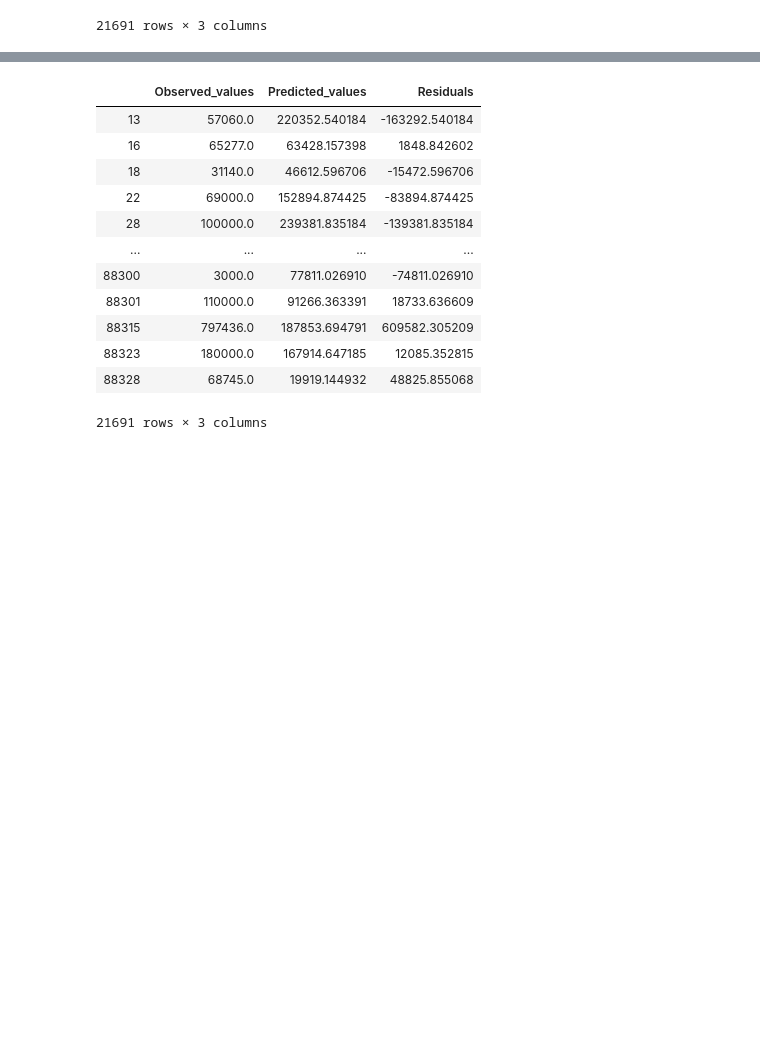
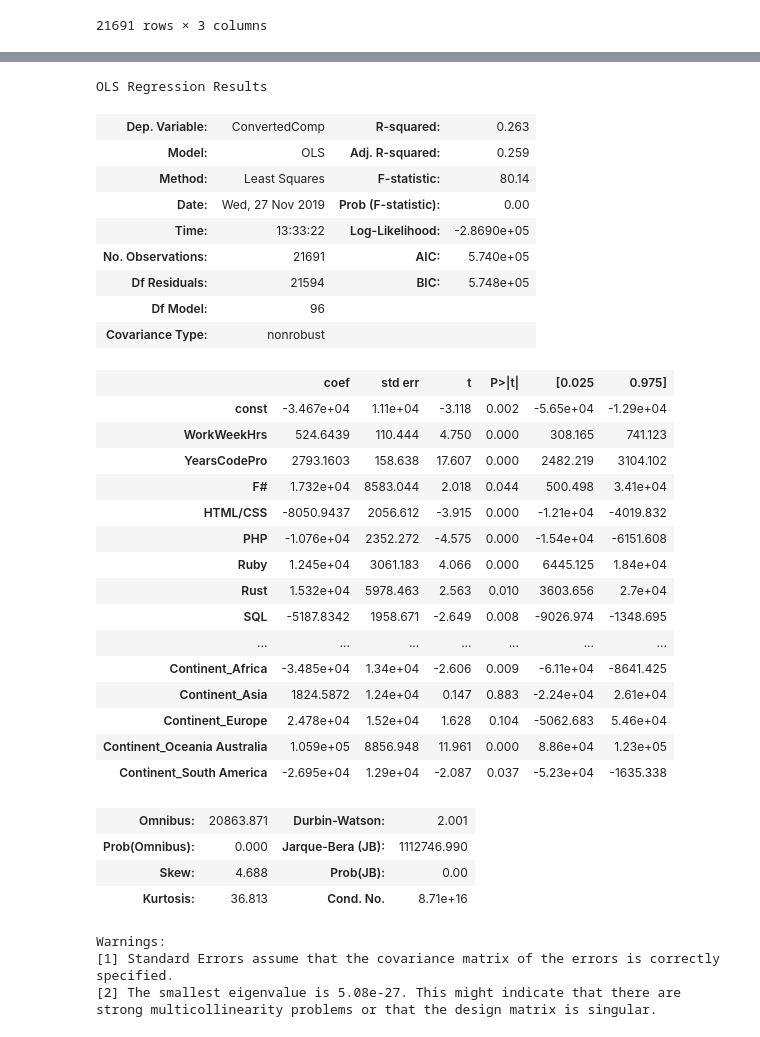
Before and after one commit to KennyMiyasato/developer_salary_predictor, a Jupyter notebook: charlie/charlie_index.ipynb, the cells around one changed output, grey strips where cells are left out. Drawn from its saved outputs; the diff is of its cells as text; code cells hidden in the pictures; blank space fills up the shorter version.

```diff
--- a/charlie/charlie_index.ipynb
+++ b/charlie/charlie_index.ipynb
@@ -518,2 +496,8 @@ import charlie_functions
+# %%
+a = [x for x in sm_variables.index if sm_variables.loc[x]['P>|t|']>.06]
+# %%
+a.remove('const')
+# %%
+new_X = X.drop(columns=a)
 # %%
-a,b,c = charlie_functions.sm_OLS(X,Y)
+a,b,c,d = sm_OLS(new_X,Y)
@@ -552,16 +503,0 @@ b
-# %%
-c
-# %% [output]
-|  | Observed_values | Predicted_values | Residuals |
-| 13 | 57060.0 | 220352.540184 | -163292.540184 |
-| 16 | 65277.0 | 63428.157398 | 1848.842602 |
-| 18 | 31140.0 | 46612.596706 | -15472.596706 |
-| 22 | 69000.0 | 152894.874425 | -83894.874425 |
-| 28 | 100000.0 | 239381.835184 | -139381.835184 |
-| ... | ... | ... | ... |
-| 88300 | 3000.0 | 77811.026910 | -74811.026910 |
-| 88301 | 110000.0 | 91266.363391 | 18733.636609 |
-| 88315 | 797436.0 | 187853.694791 | 609582.305209 |
-| 88323 | 180000.0 | 167914.647185 | 12085.352815 |
-| 88328 | 68745.0 | 19919.144932 | 48825.855068 |
-21691 rows × 3 columns
@@ -569,0 +504,37 @@ regr = linear_model.LinearRegression()
+# %%
+d
+# %% [output]
+OLS Regression Results
+| Dep. Variable: | ConvertedComp | R-squared: | 0.263 |
+| Model: | OLS | Adj. R-squared: | 0.259 |
+| Method: | Least Squares | F-statistic: | 80.14 |
+| Date: | Wed, 27 Nov 2019 | Prob (F-statistic): | 0.00 |
+| Time: | 13:33:22 | Log-Likelihood: | -2.8690e+05 |
+| No. Observations: | 21691 | AIC: | 5.740e+05 |
+| Df Residuals: | 21594 | BIC: | 5.748e+05 |
+| Df Model: | 96 |  |  |
+| Covariance Type: | nonrobust |  |  |
+|  | coef | std err | t | P>|t| | [0.025 | 0.975] |
+| const | -3.467e+04 | 1.11e+04 | -3.118 | 0.002 | -5.65e+04 | -1.29e+04 |
+| WorkWeekHrs | 524.6439 | 110.444 | 4.750 | 0.000 | 308.165 | 741.123 |
+| YearsCodePro | 2793.1603 | 158.638 | 17.607 | 0.000 | 2482.219 | 3104.102 |
+| F# | 1.732e+04 | 8583.044 | 2.018 | 0.044 | 500.498 | 3.41e+04 |
+| HTML/CSS | -8050.9437 | 2056.612 | -3.915 | 0.000 | -1.21e+04 | -4019.832 |
+| PHP | -1.076e+04 | 2352.272 | -4.575 | 0.000 | -1.54e+04 | -6151.608 |
+| Ruby | 1.245e+04 | 3061.183 | 4.066 | 0.000 | 6445.125 | 1.84e+04 |
+| Rust | 1.532e+04 | 5978.463 | 2.563 | 0.010 | 3603.656 | 2.7e+04 |
+| SQL | -5187.8342 | 1958.671 | -2.649 | 0.008 | -9026.974 | -1348.695 |
+| ... | ... | ... | ... | ... | ... | ... |
+| Continent_Africa | -3.485e+04 | 1.34e+04 | -2.606 | 0.009 | -6.11e+04 | -8641.425 |
+| Continent_Asia | 1824.5872 | 1.24e+04 | 0.147 | 0.883 | -2.24e+04 | 2.61e+04 |
+| Continent_Europe | 2.478e+04 | 1.52e+04 | 1.628 | 0.104 | -5062.683 | 5.46e+04 |
+| Continent_Oceania Australia | 1.059e+05 | 8856.948 | 11.961 | 0.000 | 8.86e+04 | 1.23e+05 |
+| Continent_South America | -2.695e+04 | 1.29e+04 | -2.087 | 0.037 | -5.23e+04 | -1635.338 |
+| Omnibus: | 20863.871 | Durbin-Watson: | 2.001 |
+| Prob(Omnibus): | 0.000 | Jarque-Bera (JB): | 1112746.990 |
+| Skew: | 4.688 | Prob(JB): | 0.00 |
+| Kurtosis: | 36.813 | Cond. No. | 8.71e+16 |
+Warnings:
+[1] Standard Errors assume that the covariance matrix of the errors is correctly specified.
+[2] The smallest eigenvalue is 5.08e-27. This might indicate that there are
+strong multicollinearity problems or that the design matrix is singular.
```
Also changed, not shown: parts of 22 cells of this notebook.
